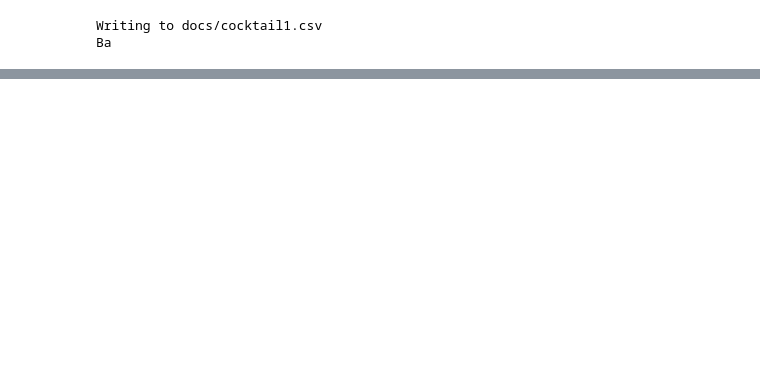
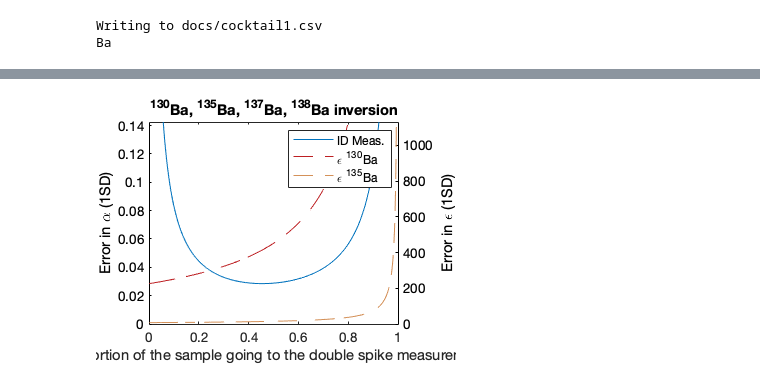
Before and after one commit to rcmarq/cosmo, a Jupyter notebook: docs/figures.ipynb, the cells around one changed output, grey strips where cells are left out. Saved outputs shown, nothing was run; the diff lists cells and outputs as text; code cells hidden in the pictures; blank space fills up the shorter version.

```diff
--- a/docs/figures.ipynb
+++ b/docs/figures.ipynb
@@ -519,0 +554,14 @@ cd ..
+# %%
+% Read/import csv as a table
+Ba2 = readtable('docs/cocktail2.csv');
+
+errorcurve3('Ba',table2array(Ba2(6,'spike')),table2array(Ba2(6,isos)),[130 135 137 138],INisos,epsisos)
+
+cd figures
+set(gcf, 'PaperUnits', 'inches');
+x_width=3.75 ;y_width=2.8;
+set(gcf, 'PaperPosition', [0 0 x_width y_width]);
+%saveas(gcf,'fig10b','epsc')
+cd ..
+# %% [output]
+[figure, added]
```
Also changed, not shown: parts of 8 cells of this notebook, 1 other file.
